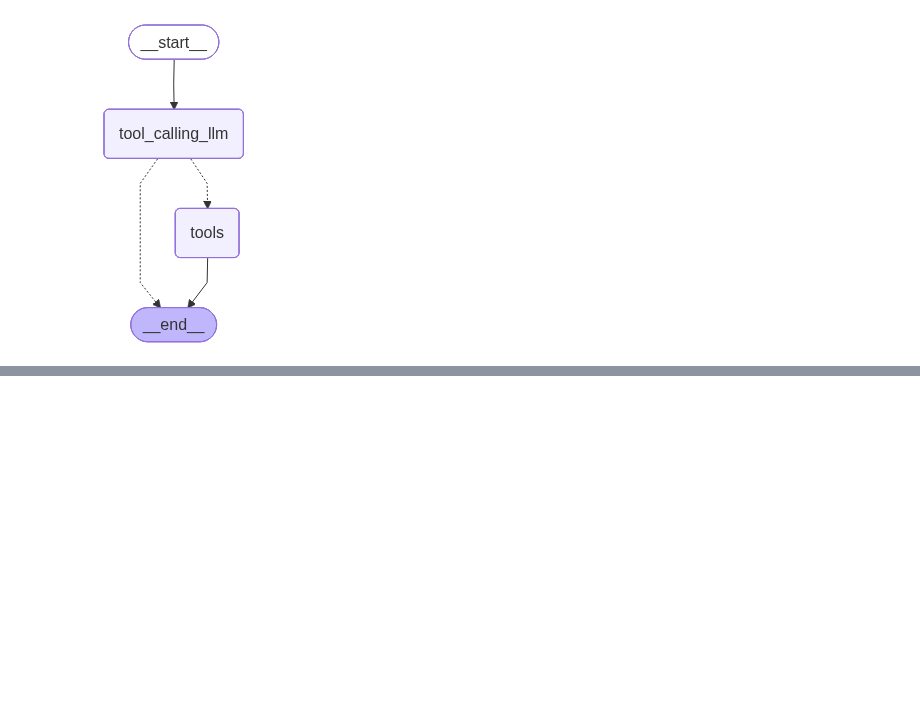
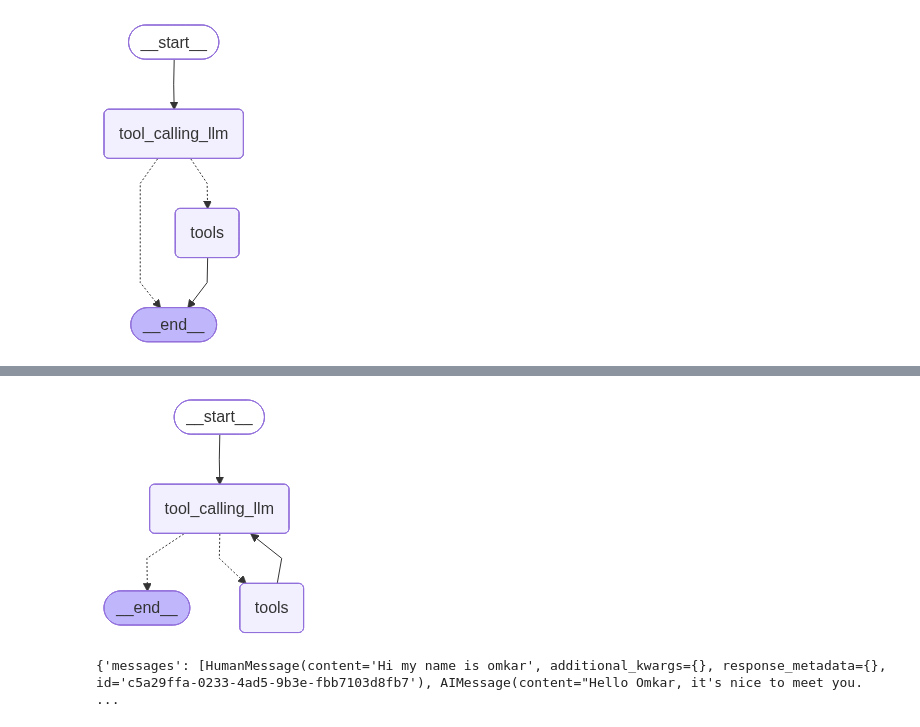
Before and after one commit to Omkar985087/Agentic-AI, a Jupyter notebook: practice.ipynb, the cells around one changed output, grey strips where cells are left out. Drawn from its saved outputs; the diff is of its cells as text; code cells hidden in the pictures; blank space fills up the shorter version.

```diff
--- a/practice.ipynb
+++ b/practice.ipynb
@@ -111,0 +137,41 @@ display(Image(graph.get_graph().draw_mermaid_png()))
+# %%
+from langgraph.prebuilt import ToolNode
+from langgraph.prebuilt import tools_condition
+from langgraph.graph import StateGraph,START,END
+from langgraph.checkpoint.memory import MemorySaver
+memory = MemorySaver()
+def tool_calling_llm(state:state):
+    return {"messages":[llm_with_tool.invoke(state["messages"])]}
+
+builder=StateGraph(state)
+builder.add_node("tool_calling_llm",tool_calling_llm)
+builder.add_node("tools",ToolNode(tools))
+
+builder.add_edge(START,"tool_calling_llm")
+builder.add_conditional_edges(
+    "tool_calling_llm",
+    tools_condition
+)
+builder.add_edge("tools","tool_calling_llm")
+graph=builder.compile(checkpointer=memory)
+
+from IPython.display import Image, display
+display(Image(graph.get_graph().draw_mermaid_png()))
+# %% [output]
+[figure, added]
+# %%
+config={
+    "configurable":
+    {
+        "thread_id":"1"
+    }
+}
+
+response = graph.invoke(
+    {"messages": "Hi my name is omkar"},
+    config=config
+)
+
+print(response)
+# %% [output]
+{'messages': [HumanMessage(content='Hi my name is omkar', additional_kwargs={}, response_metadata={}, id='c5a29ffa-0233-4ad5-9b3e-fbb7103d8fb7'), AIMessage(content="Hello Omkar, it's nice to meet you. ...
```
Also changed, not shown: parts of 1 cell of this notebook.
